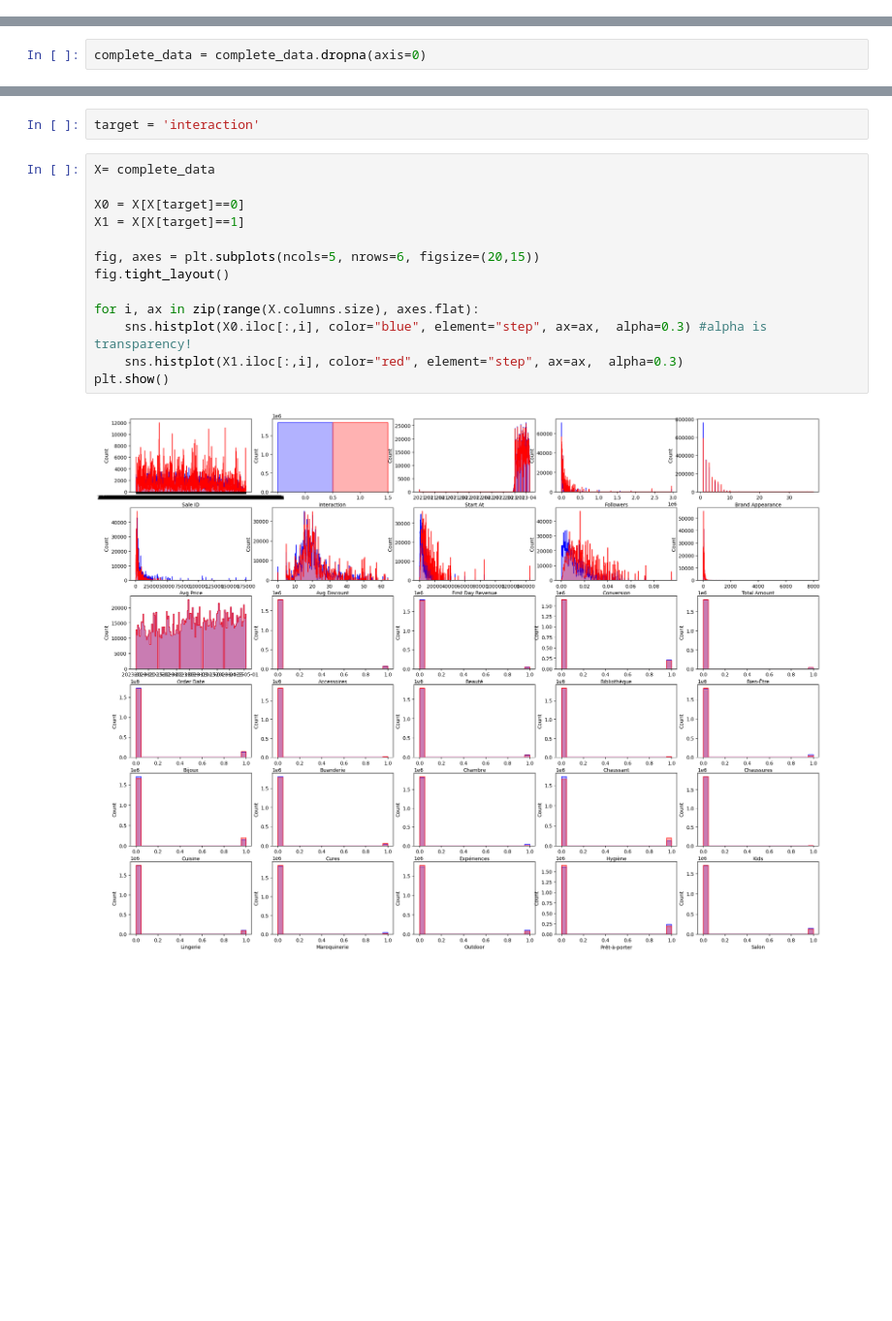
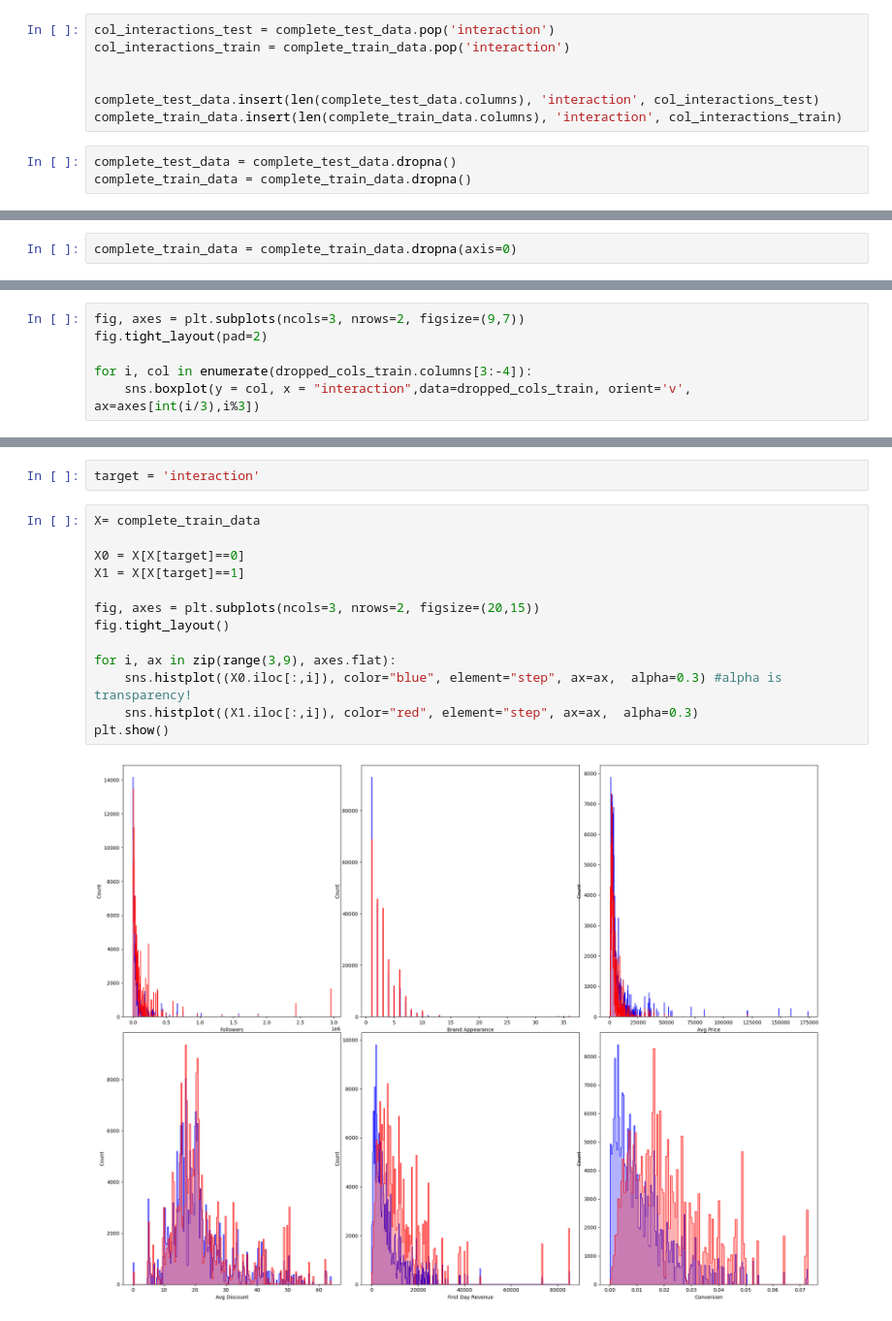
Before and after one commit to Priscille-Erulin/regression-recommendation, a Jupyter notebook: EDA.ipynb, the cells around one changed output, grey strips where cells are left out. Shown at 97% size. Cells and saved outputs as stored; diff of their text form; blank space fills up the shorter version.

```diff
--- a/EDA.ipynb
+++ b/EDA.ipynb
@@ -21,0 +25,10 @@ complete_data.to_csv('scored_data_wth_dummies.csv')
+# %%
+col_interactions_test = complete_test_data.pop('interaction')
+col_interactions_train = complete_train_data.pop('interaction')
+
+
+complete_test_data.insert(len(complete_test_data.columns), 'interaction', col_interactions_test)
+complete_train_data.insert(len(complete_train_data.columns), 'interaction', col_interactions_train)
+# %%
+complete_test_data = complete_test_data.dropna()
+complete_train_data = complete_train_data.dropna()
@@ -22,4 +38,4 @@ complete_data.to_csv('scored_data_wth_dummies.csv')
 # %% [markdown]
 ## Missing values
 # %%
-complete_data = complete_data.dropna(axis=0)
+complete_train_data = complete_train_data.dropna(axis=0)
@@ -30,0 +44,6 @@ complete_data['interaction'].hist()
+# %%
+fig, axes = plt.subplots(ncols=3, nrows=2, figsize=(9,7))
+fig.tight_layout(pad=2)
+
+for i, col in enumerate(dropped_cols_train.columns[3:-4]):
+    sns.boxplot(y = col, x = "interaction",data=dropped_cols_train, orient='v', ax=axes[int(i/3),i%3])
@@ -33,17 +54,17 @@ complete_data['interaction'].hist()
 # %%
 target = 'interaction'
 # %%
-X= complete_data
+X= complete_train_data
 
 X0 = X[X[target]==0]
 X1 = X[X[target]==1]
 
-fig, axes = plt.subplots(ncols=5, nrows=6, figsize=(20,15))
+fig, axes = plt.subplots(ncols=3, nrows=2, figsize=(20,15))
 fig.tight_layout()
 
-for i, ax in zip(range(X.columns.size), axes.flat):
-    sns.histplot(X0.iloc[:,i], color="blue", element="step", ax=ax,  alpha=0.3) #alpha is transparency!
-    sns.histplot(X1.iloc[:,i], color="red", element="step", ax=ax,  alpha=0.3)
+for i, ax in zip(range(3,9), axes.flat):
+    sns.histplot((X0.iloc[:,i]), color="blue", element="step", ax=ax,  alpha=0.3) #alpha is transparency!
+    sns.histplot((X1.iloc[:,i]), color="red", element="step", ax=ax,  alpha=0.3)
 plt.show()
 # %% [output]
-[figure, old version]
+[figure, new version]
```
Also changed, not shown: parts of 12 cells of this notebook, 1 other file.
